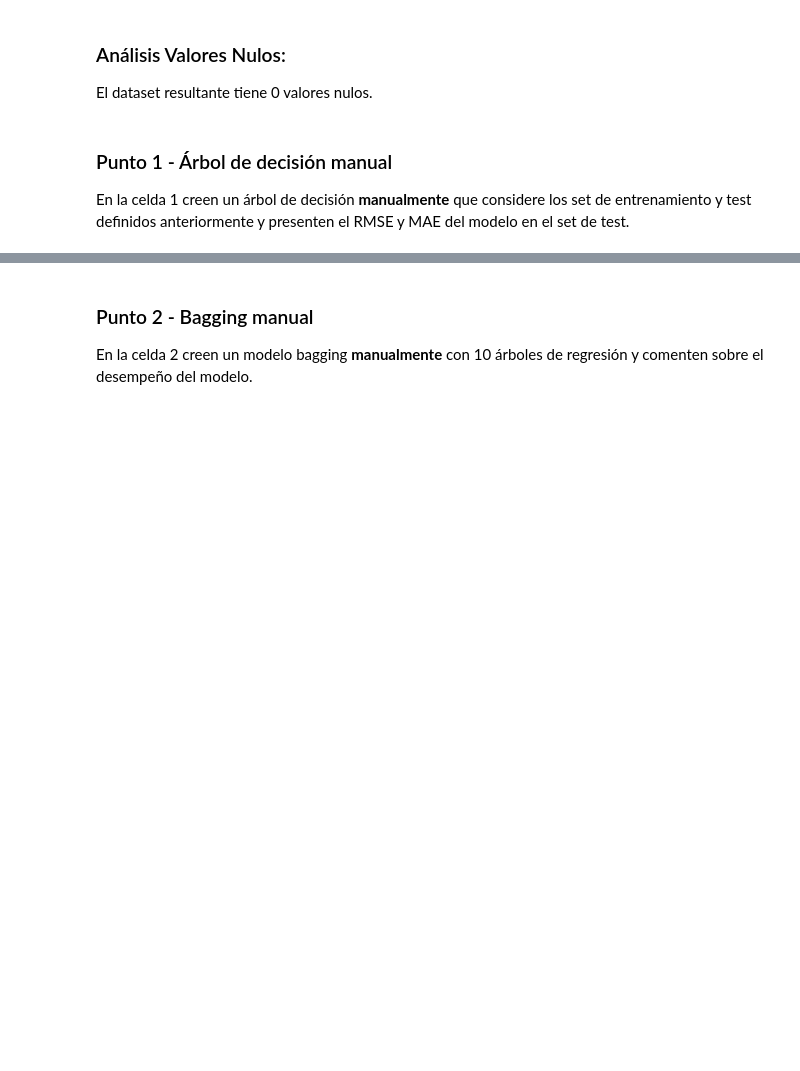
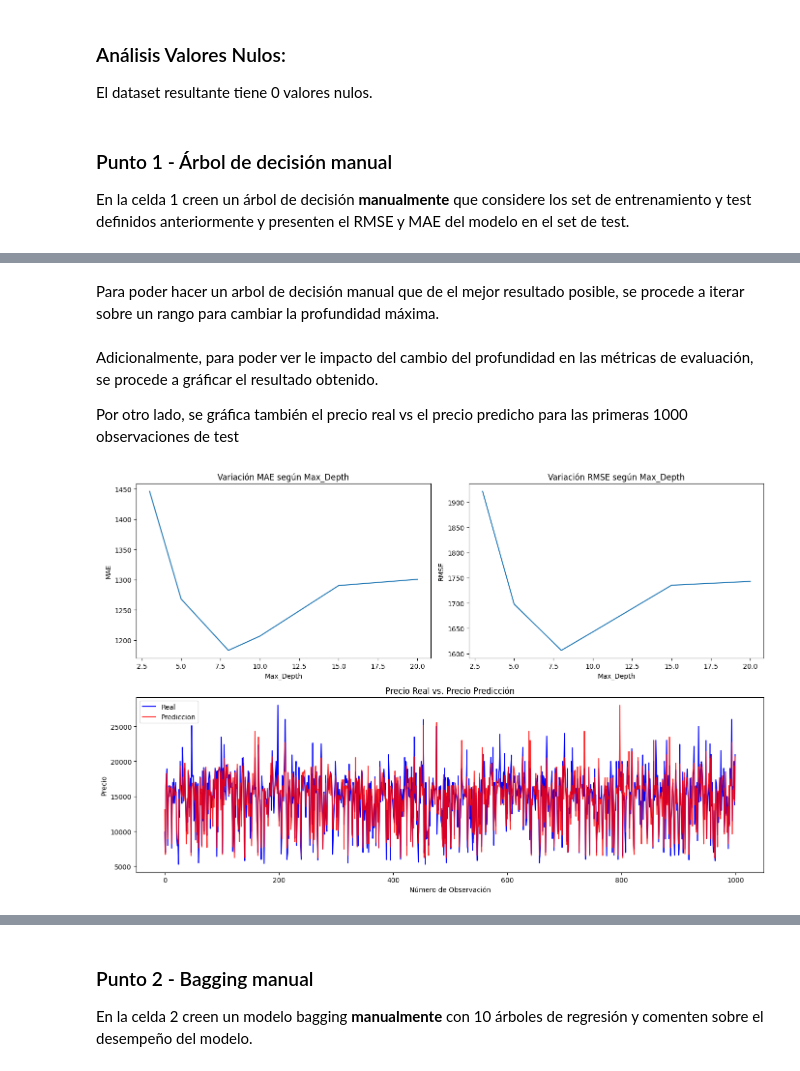
Before and after one commit to JohanManjarresMIAD/JohanManjarresMIAD-JohanManjarresMIAD-MIAD_ML_NLP_2026-Grupo_26, a Jupyter notebook: Semana 2/S2TC1_RandomForests_Boosting.ipynb, the cells around one changed output, grey strips where cells are left out. Saved outputs shown, nothing was run; the diff lists cells and outputs as text; code cells hidden in the pictures; blank space fills up the shorter version.

```diff
--- a/Semana 2/S2TC1_RandomForests_Boosting.ipynb
+++ b/Semana 2/S2TC1_RandomForests_Boosting.ipynb
@@ -232,0 +181,76 @@ Métricas en ese punto -> RMSE: 1606.30, MAE: 1182.83
+# %%
+display(Markdown(f"""Para poder hacer un arbol de decisión manual que de el mejor resultado posible, se procede a iterar sobre un rango para cambiar la profundidad máxima."""))
+
+# Creación de lista de valores para iterar sobre diferentes valores de max_depth
+estimator_range = [3, 5, 8, 10, 15, 20]
+
+# Definición de lista para almacenar las métrcias (MAE y RMSE) para cada valor de max_depth
+metrics_mae = []
+metrics_rmse = []
+trees_list = []
+y_pred_list = []
+
+for estimator in estimator_range:
+    tree = tree_grow(X_train, y_train, level=0, min_gain=0.001, max_depth=estimator, num_pct=10)
+    y_pred = tree_predict(X_test, tree)
+    mae_calculated = metrics.mean_absolute_error(y_test, y_pred)
+    mse_calculated = metrics.mean_squared_error(y_test, y_pred)
+    rmse_calculated = np.sqrt(mse_calculated)
+    metrics_rmse.append(rmse_calculated)
+    metrics_mae.append(mae_calculated)
+    y_pred_list.append(y_pred)
+    trees_list.append(tree)
+
+#Se busca la posición del valor mínimo encontrado dada la iteración sobre la profundidad
+best_idx = np.argmin(metrics_rmse)
+
+#e extraen los mejores valores resultantes de la iteración
+best_depth = estimator_range[best_idx]
+best_rmse = metrics_rmse[best_idx]
+best_pred = y_pred_list[best_idx]
+best_mae = metrics_mae[best_idx]
+best_tree = trees_list[best_idx]
+
+display(Markdown(f"""Adicionalmente, para poder ver le impacto del cambio del profundidad en las métricas de evaluación, se procede a gráficar el resultado obtenido.
+                 \n Por otro lado, se gráfica también el precio real vs el precio predicho para las primeras 1000 observaciones de test"""))
+
+plt.figure(figsize=(14, 9))
+plt.subplot(2, 2, 1)
+plt.plot(estimator_range, metrics_mae)
+plt.title('Variación MAE según Max_Depth')
+plt.xlabel('Max_Depth')
+plt.ylabel('MAE')
+
+plt.subplot(2, 2, 2)
+plt.plot(estimator_range, metrics_rmse)
+plt.title('Variación RMSE según Max_Depth')
+plt.xlabel('Max_Depth')
+plt.ylabel('RMSE')
+
+plt.subplot(2, 1, 2)
+plt.plot(y_test.values[:1000], color='blue', label='Real')
+plt.plot(best_pred[:1000], color='red', label='Prediccion', alpha=0.85)
+plt.title('Precio Real vs. Precio Predicción')
+plt.xlabel('Número de Observación')
+plt.ylabel('Precio')
+plt.legend()
+
+plt.tight_layout()
+plt.show()
+
+display(Markdown(f"""Finalmente, se puede ver que el modelo resultante, usa una ***profundidad de {best_depth}*** nodos y cuenta con un ***RMSE de {best_rmse:.4f}*** y un ***MAE de
+                 {best_mae:.4f}***, resultado de predecir sobre los datos de test establecidos.
+
+                 \n Se puede decir que el error promedio del modelo al predecir el precio de los carros es de 1.182 USD. Por otro lado, se tiene un error cuadrado tipico de 1.606 USD, por
+                    lo que podemos decir que hay algunas veces en las que el modelo se equivoca mucho más que en otras. Si se quisiera mejorar el poder predictivo del modelo, se podrían
+                    agregar algunos predictores adicionales al año y las millas recorridas.
+
+                \n Lo anterior se peude confirmar dado el resulado que se observa en la gráfica, en donde se ve que la predicción no alcanza al valor de ciertos 'picos' y que para otros
+                   casos ocurre lo contrario, en donde el valor predicho es mucho mayor al real. Adicional, este comportamiento se presenta más frecuentemente para precios mayores a
+                   15.000 USD."""))
+# %% [output]
+Para poder hacer un arbol de decisión manual que de el mejor resultado posible, se procede a iterar sobre un rango para cambiar la profundidad máxima.
+Adicionalmente, para poder ver le impacto del cambio del profundidad en las métricas de evaluación, se procede a gráficar el resultado obtenido.
+
+ Por otro lado, se gráfica también el precio real vs el precio predicho para las primeras 1000 observaciones de test
+[figure, added]
```
Also changed, not shown: parts of 16 cells of this notebook.
